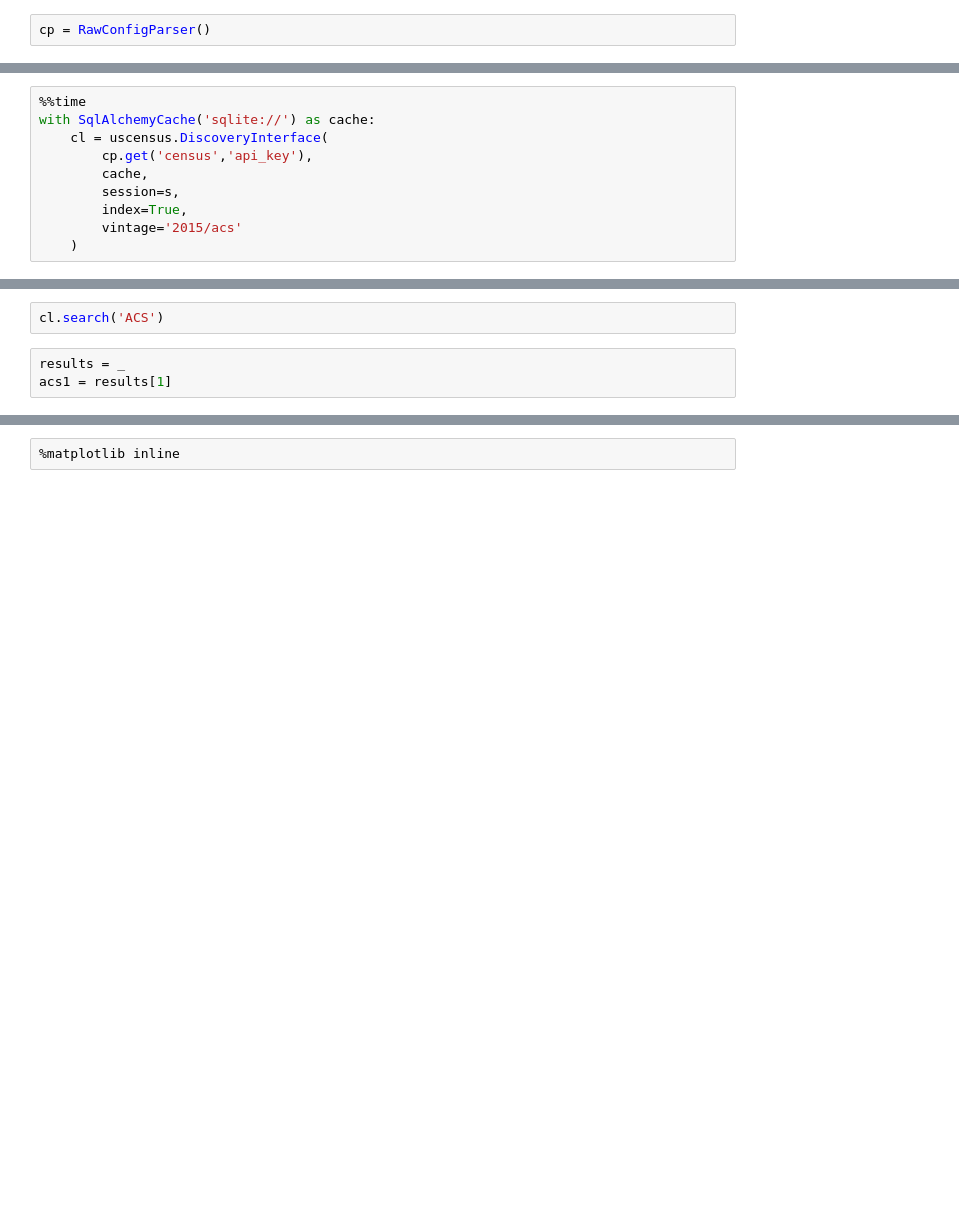
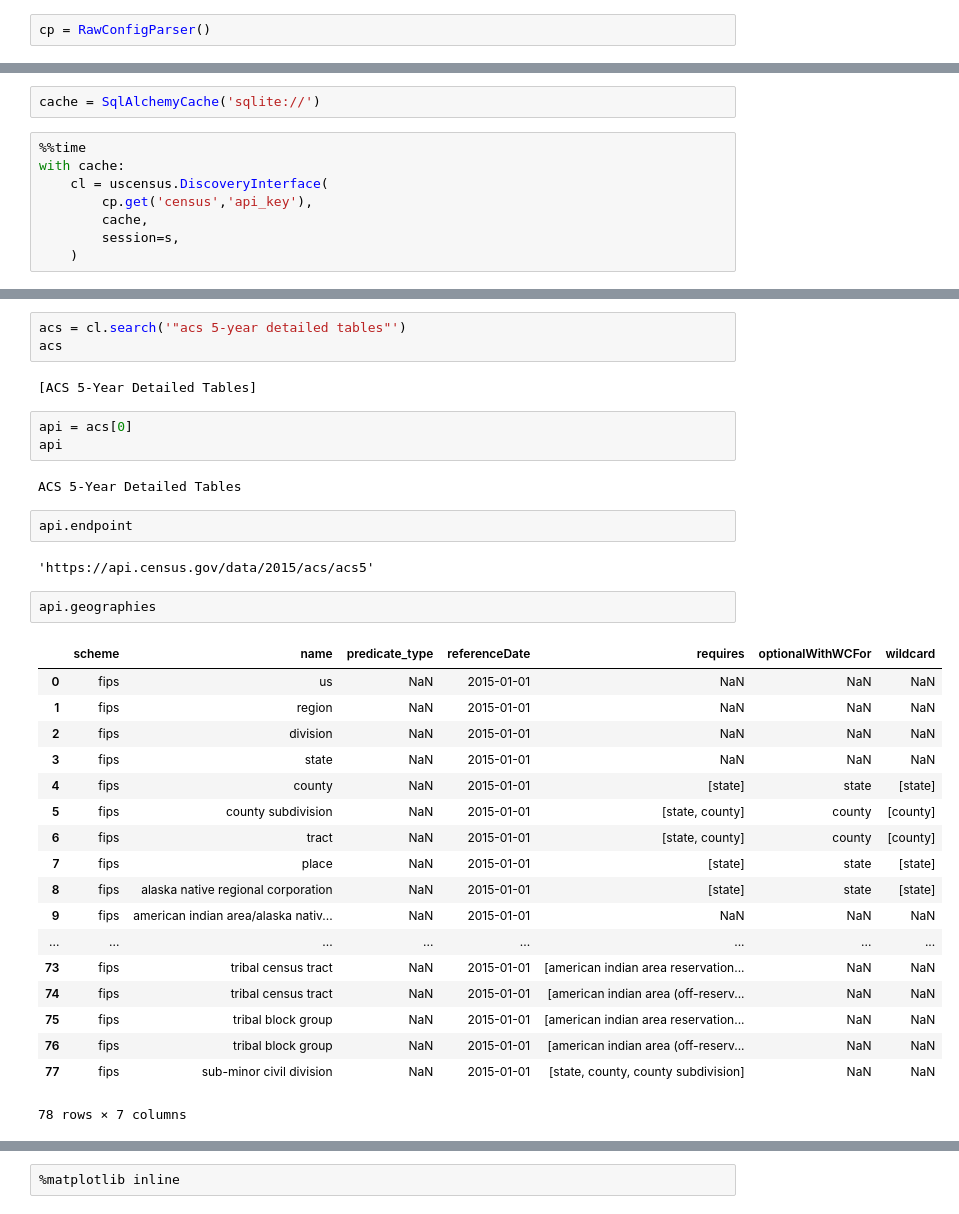
Before and after one commit to nkrishnaswami/uscensus, a Jupyter notebook: Census-example.ipynb, the cells around one changed output, grey strips where cells are left out. Cells and saved outputs as stored; diff of their text form; blank space fills up the shorter version.

```diff
--- a/Census-example.ipynb
+++ b/Census-example.ipynb
@@ -33,11 +33,11 @@ s = requests.Session()
 s.mount('https://', MyAdapter())
+# %%
+cache = SqlAlchemyCache('sqlite://')
 # %%
 %%time
-with SqlAlchemyCache('sqlite://') as cache:
+with cache:
     cl = uscensus.DiscoveryInterface(
         cp.get('census','api_key'),
         cache,
         session=s,
-        index=True,
-        vintage='2015/acs'
     )
@@ -44,5 +51,35 @@ with SqlAlchemyCache('sqlite://') as cache:
-# %%
-cl.search('ACS')
-# %%
-results = _
-acs1 = results[1]
+# %%
+acs = cl.search('"acs 5-year detailed tables"')
+acs
+# %% [output]
+[ACS 5-Year Detailed Tables]
+# %%
+api = acs[0]
+api
+# %% [output]
+ACS 5-Year Detailed Tables
+# %%
+api.endpoint
+# %% [output]
+'https://api.census.gov/data/2015/acs/acs5'
+# %%
+api.geographies
+# %% [output]
+|  | scheme | name | predicate_type | referenceDate | requires | optionalWithWCFor | wildcard |
+| 0 | fips | us | NaN | 2015-01-01 | NaN | NaN | NaN |
+| 1 | fips | region | NaN | 2015-01-01 | NaN | NaN | NaN |
+| 2 | fips | division | NaN | 2015-01-01 | NaN | NaN | NaN |
+| 3 | fips | state | NaN | 2015-01-01 | NaN | NaN | NaN |
+| 4 | fips | county | NaN | 2015-01-01 | [state] | state | [state] |
+| 5 | fips | county subdivision | NaN | 2015-01-01 | [state, county] | county | [county] |
+| 6 | fips | tract | NaN | 2015-01-01 | [state, county] | county | [county] |
+| 7 | fips | place | NaN | 2015-01-01 | [state] | state | [state] |
+| 8 | fips | alaska native regional corporation | NaN | 2015-01-01 | [state] | state | [state] |
+| 9 | fips | american indian area/alaska nativ... | NaN | 2015-01-01 | NaN | NaN | NaN |
+| ... | ... | ... | ... | ... | ... | ... | ... |
+| 73 | fips | tribal census tract | NaN | 2015-01-01 | [american indian area reservation... | NaN | NaN |
+| 74 | fips | tribal census tract | NaN | 2015-01-01 | [american indian area (off-reserv... | NaN | NaN |
+| 75 | fips | tribal block group | NaN | 2015-01-01 | [american indian area reservation... | NaN | NaN |
+| 76 | fips | tribal block group | NaN | 2015-01-01 | [american indian area (off-reserv... | NaN | NaN |
+| 77 | fips | sub-minor civil division | NaN | 2015-01-01 | [state, county, county subdivision] | NaN | NaN |
+78 rows × 7 columns
```
Also changed, not shown: parts of 21 cells of this notebook, 13 other files.
